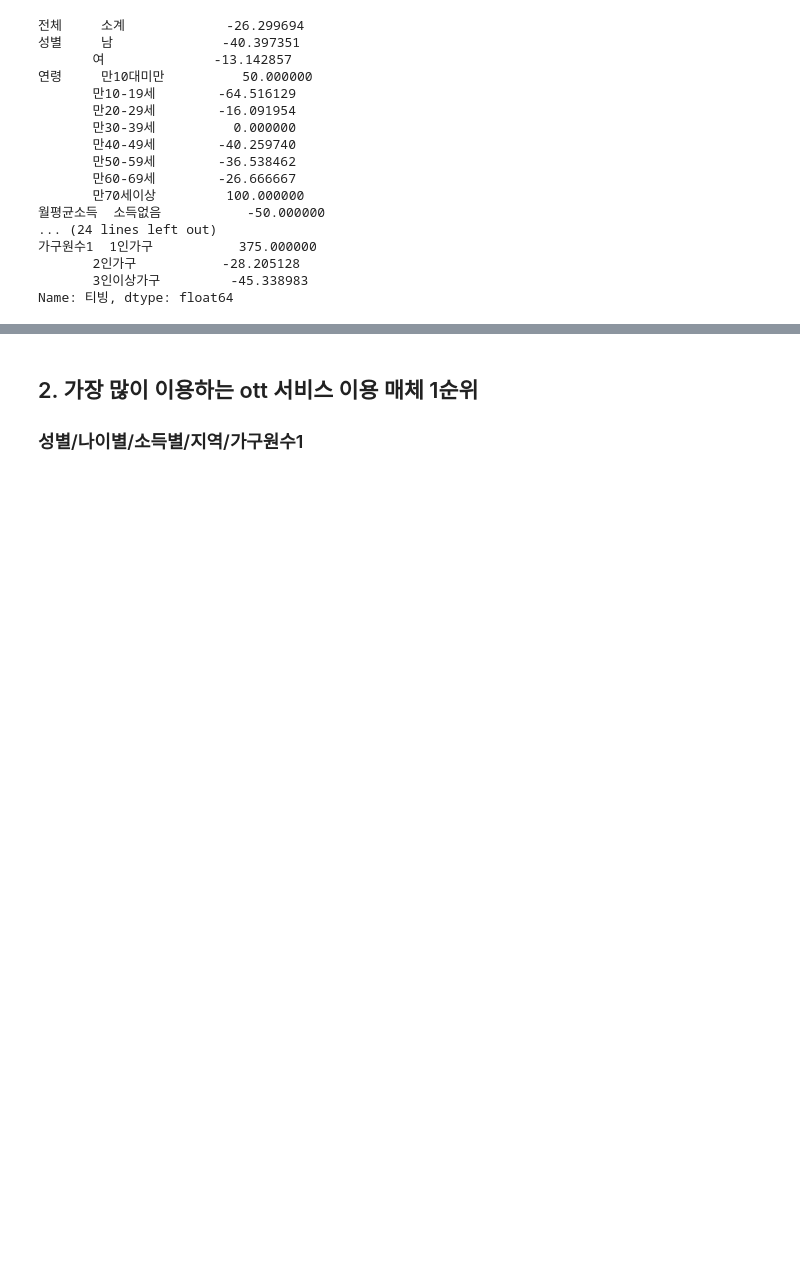
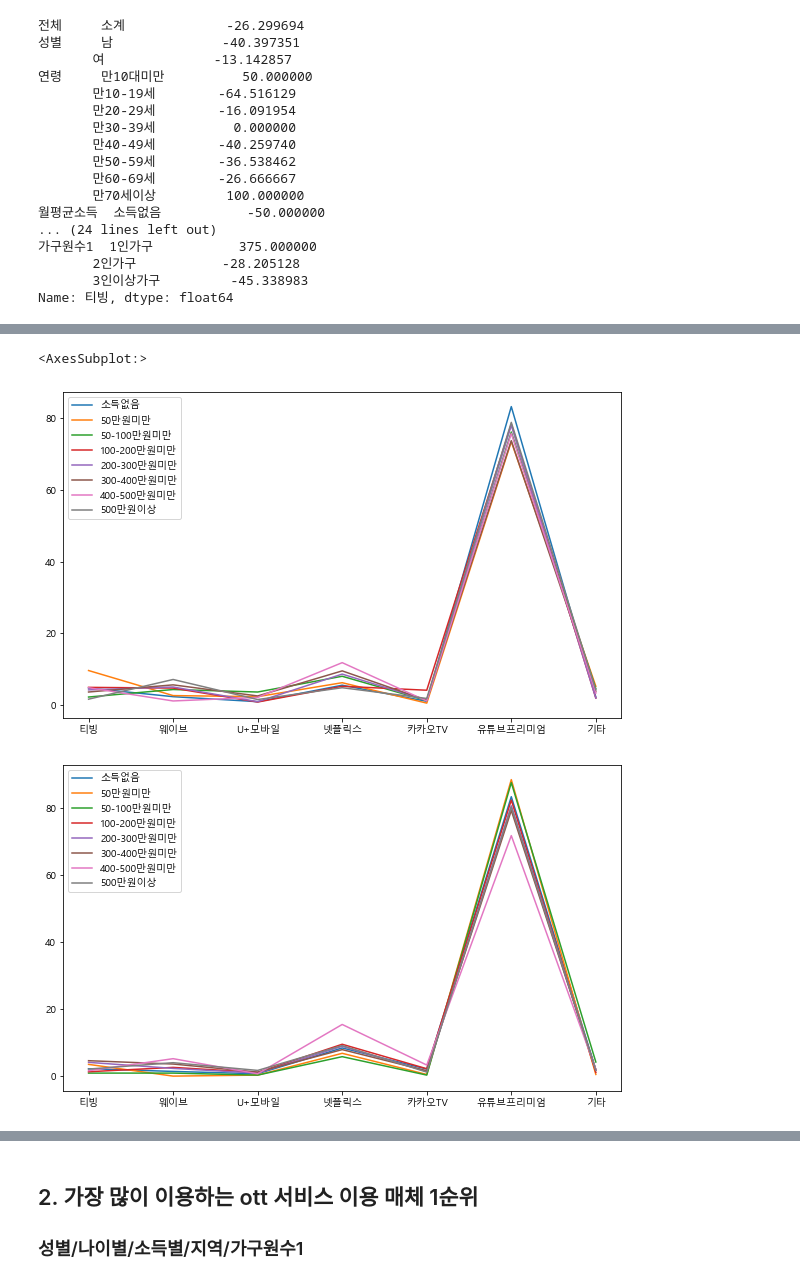
Before and after one commit to eesomin/midproject, a Jupyter notebook: nsm1/NSM_중간프로젝트- OTT 서비스.ipynb, the cells around one changed output, grey strips where cells are left out. Drawn from its saved outputs; the diff is of its cells as text; code cells hidden in the pictures; blank space fills up the shorter version.

```diff
--- a/nsm1/NSM_중간프로젝트- OTT 서비스.ipynb
+++ b/nsm1/NSM_중간프로젝트- OTT 서비스.ipynb
@@ -300,0 +345,5 @@ ott_service_20_21
+# %%
+# 월평균 소득
+ott_s_income = ott_s_copy.loc["월평균소득"]
+
+ott_s_income
@@ -300,0 +361,7 @@ ott_service_20_21
+# %%
+ott_s_income.T.loc["2020"].plot(figsize=(10,6))
+ott_s_income.T.loc["2021"].plot(figsize=(10,6))
+# %% [output]
+<AxesSubplot:>
+[figure, added]
+[figure, added]
```
Also changed, not shown: parts of 42 cells of this notebook, 6 other files.
